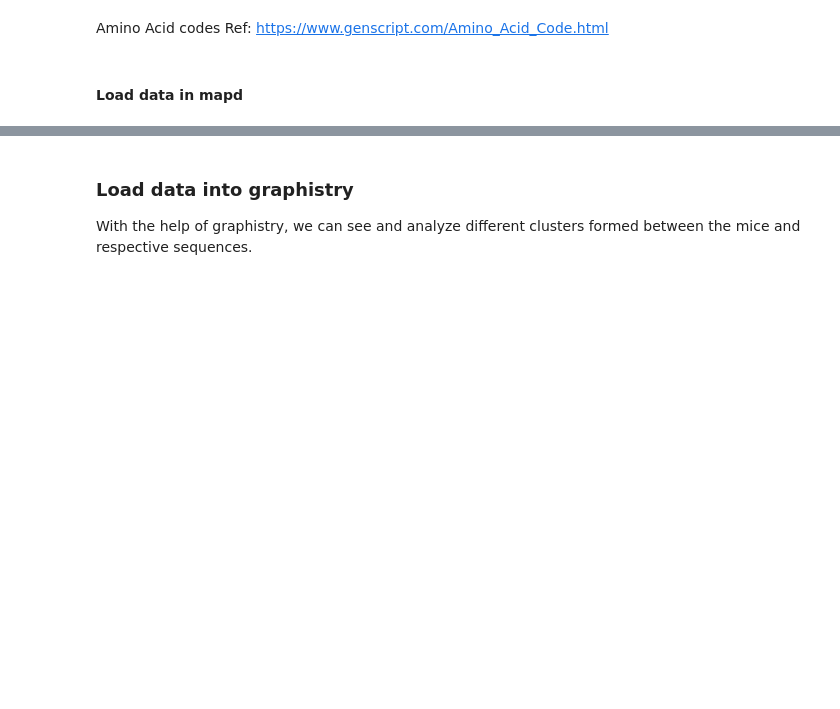
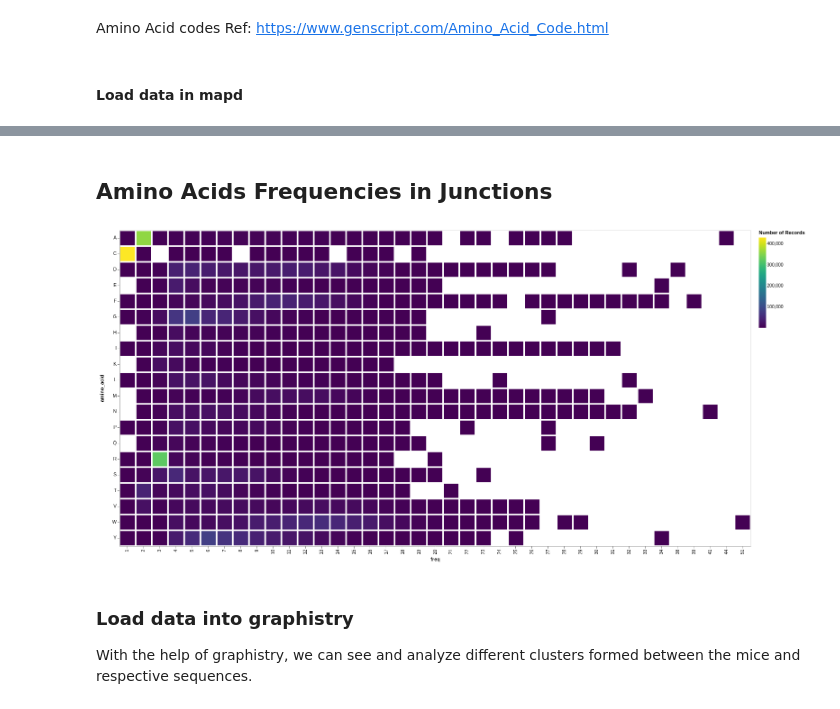
Before and after one commit to wamsiv/nasa-genelab-workshop, a Jupyter notebook: notebooks/Bioinformatics-Genelab.ipynb, the cells around one changed output, grey strips where cells are left out. Drawn from its saved outputs; the diff is of its cells as text; code cells hidden in the pictures; blank space fills up the shorter version.

```diff
--- a/notebooks/Bioinformatics-Genelab.ipynb
+++ b/notebooks/Bioinformatics-Genelab.ipynb
@@ -179,3 +205,15 @@ Wall time: 1min 19s
+# %% [markdown]
+## Amino Acids Frequencies in Junctions
+# %%
+tcomb = ibcon.table('aos_freq_combined')
+# %%
+heat = alt.Chart(tcomb[tcomb.amino_acid, tcomb.freq]).mark_rect().encode(
+        y = "amino_acid:O",
+        x = "freq:O",
+        color=alt.Color("count()")).properties(height=700, width= 1400)
+heat
+# %% [output]
+[figure, added]
 # %% [markdown]
 ### Load data into graphistry
 
```
Also changed, not shown: parts of 36 cells of this notebook.
